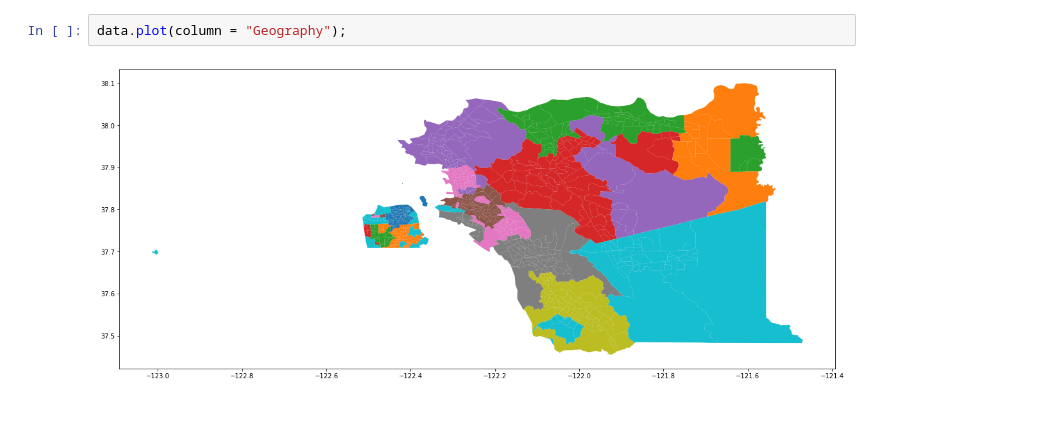
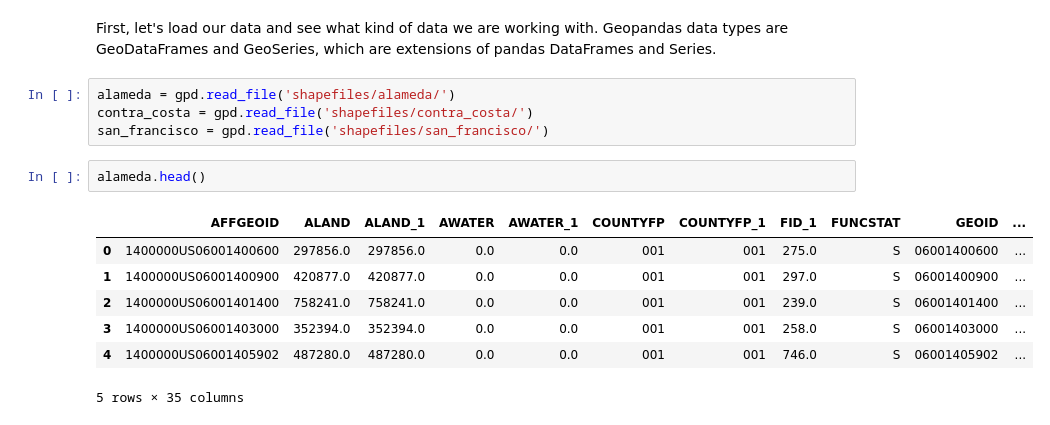
Before and after one commit to ds-modules/CP-101, a Jupyter notebook: Geopandas.ipynb, the cells around one changed output. Saved outputs shown, nothing was run; the diff lists cells and outputs as text.

Commit message:
geopandas lab updates

```diff
--- a/Geopandas.ipynb
+++ b/Geopandas.ipynb
@@ -65,4 +28,16 @@ Name: Geography, Length: 764, dtype: object
-# %%
-data.plot(column = "Geography");
-# %% [output]
-[figure, removed]
+# %% [markdown]
+First, let's load our data and see what kind of data we are working with. Geopandas data types are GeoDataFrames and GeoSeries, which are extensions of pandas DataFrames and Series.
+# %%
+alameda = gpd.read_file('shapefiles/alameda/')
+contra_costa = gpd.read_file('shapefiles/contra_costa/')
+san_francisco = gpd.read_file('shapefiles/san_francisco/')
+# %%
+alameda.head()
+# %% [output]
+|  | AFFGEOID | ALAND | ALAND_1 | AWATER | AWATER_1 | COUNTYFP | COUNTYFP_1 | FID_1 | FUNCSTAT | GEOID | ... |
+| 0 | 1400000US06001400600 | 297856.0 | 297856.0 | 0.0 | 0.0 | 001 | 001 | 275.0 | S | 06001400600 | ... |
+| 1 | 1400000US06001400900 | 420877.0 | 420877.0 | 0.0 | 0.0 | 001 | 001 | 297.0 | S | 06001400900 | ... |
+| 2 | 1400000US06001401400 | 758241.0 | 758241.0 | 0.0 | 0.0 | 001 | 001 | 239.0 | S | 06001401400 | ... |
+| 3 | 1400000US06001403000 | 352394.0 | 352394.0 | 0.0 | 0.0 | 001 | 001 | 258.0 | S | 06001403000 | ... |
+| 4 | 1400000US06001405902 | 487280.0 | 487280.0 | 0.0 | 0.0 | 001 | 001 | 746.0 | S | 06001405902 | ... |
+5 rows × 35 columns
```
Also changed, not shown: parts of 18 cells of this notebook.
